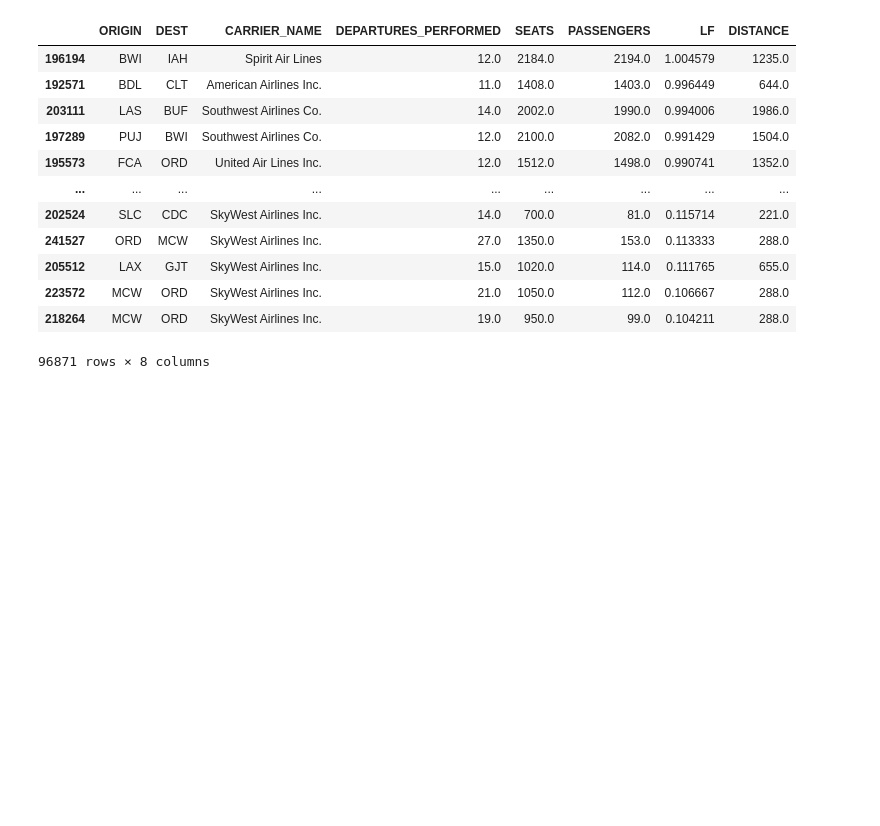
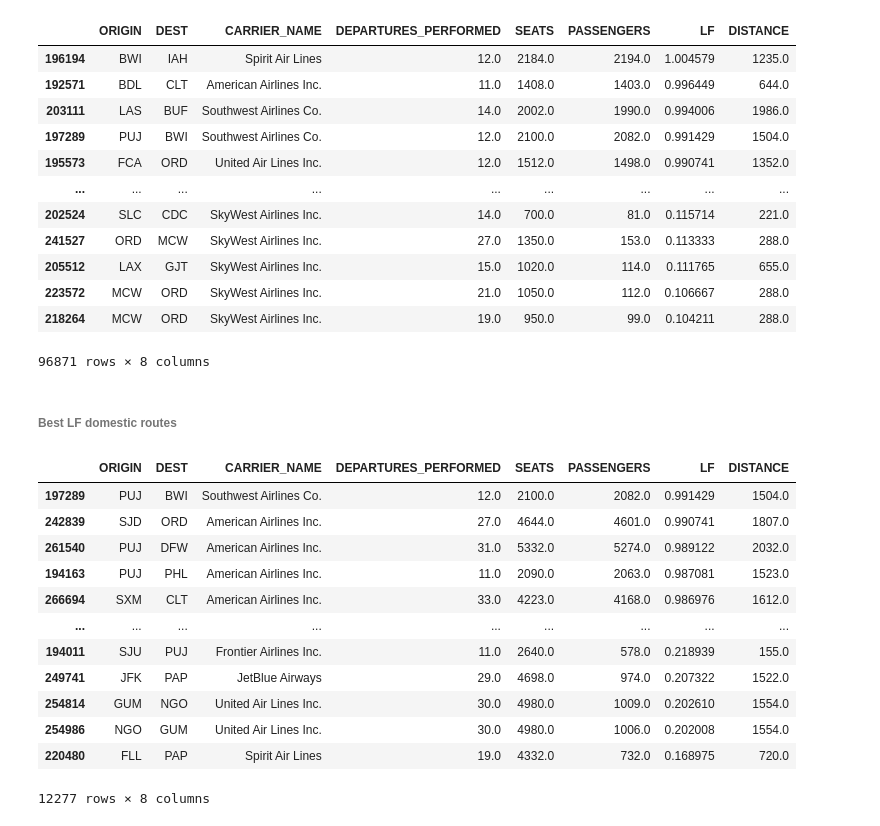
Before and after one commit to admacpherson/T-100-Aviation-Data, a Jupyter notebook: notebook.ipynb, the cells around one changed output. Drawn from its saved outputs; the diff is of its cells as text; code cells hidden in the pictures; blank space fills up the shorter version.

Commit message:
Create LF analysis tables

```diff
--- a/notebook.ipynb
+++ b/notebook.ipynb
@@ -98,3 +100,26 @@ mpf_abbrv.sort_values(by='LF', ascending=False)
 | 223572 | MCW | ORD | SkyWest Airlines Inc. | 21.0 | 1050.0 | 112.0 | 0.106667 | 288.0 |
 | 218264 | MCW | ORD | SkyWest Airlines Inc. | 19.0 | 950.0 | 99.0 | 0.104211 | 288.0 |
 96871 rows × 8 columns
+# %% [markdown]
+<h6>Best LF domestic routes</h6>
+# %%
+# Filter domestic routes
+mpf_abbrv = major_passenger_flights[major_passenger_flights['REGION'] != 'D']
+# Select and order specified columns
+mpf_abbrv = mpf_abbrv.loc[:, ['ORIGIN', 'DEST', 'CARRIER_NAME', 'DEPARTURES_PERFORMED', 'SEATS', 'PASSENGERS', 'LF', 'DISTANCE']]
+# Sort individual carrier routes by load factor
+mpf_abbrv.sort_values(by='LF', ascending=False)
+# %% [output]
+|  | ORIGIN | DEST | CARRIER_NAME | DEPARTURES_PERFORMED | SEATS | PASSENGERS | LF | DISTANCE |
+| 197289 | PUJ | BWI | Southwest Airlines Co. | 12.0 | 2100.0 | 2082.0 | 0.991429 | 1504.0 |
+| 242839 | SJD | ORD | American Airlines Inc. | 27.0 | 4644.0 | 4601.0 | 0.990741 | 1807.0 |
+| 261540 | PUJ | DFW | American Airlines Inc. | 31.0 | 5332.0 | 5274.0 | 0.989122 | 2032.0 |
+| 194163 | PUJ | PHL | American Airlines Inc. | 11.0 | 2090.0 | 2063.0 | 0.987081 | 1523.0 |
+| 266694 | SXM | CLT | American Airlines Inc. | 33.0 | 4223.0 | 4168.0 | 0.986976 | 1612.0 |
+| ... | ... | ... | ... | ... | ... | ... | ... | ... |
+| 194011 | SJU | PUJ | Frontier Airlines Inc. | 11.0 | 2640.0 | 578.0 | 0.218939 | 155.0 |
+| 249741 | JFK | PAP | JetBlue Airways | 29.0 | 4698.0 | 974.0 | 0.207322 | 1522.0 |
+| 254814 | GUM | NGO | United Air Lines Inc. | 30.0 | 4980.0 | 1009.0 | 0.202610 | 1554.0 |
+| 254986 | NGO | GUM | United Air Lines Inc. | 30.0 | 4980.0 | 1006.0 | 0.202008 | 1554.0 |
+| 220480 | FLL | PAP | Spirit Air Lines | 19.0 | 4332.0 | 732.0 | 0.168975 | 720.0 |
+12277 rows × 8 columns
```
Also changed, not shown: parts of 3 cells of this notebook.
